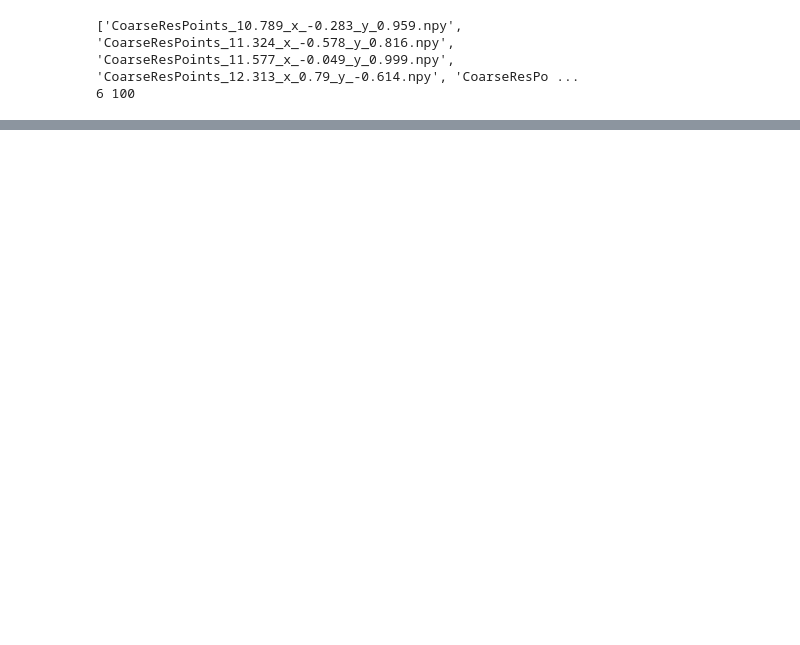
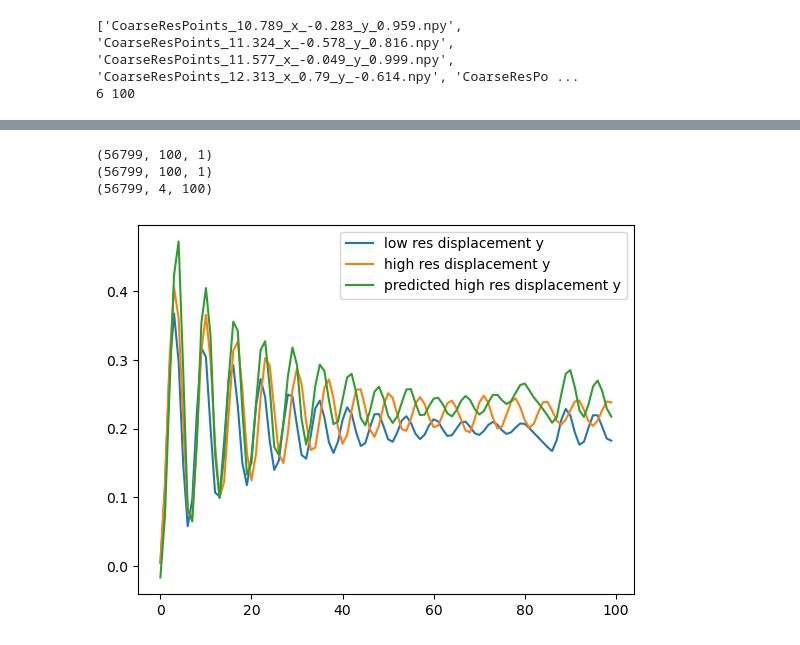
Before and after one commit to itsmebonny/Sofa_Playground, a Jupyter notebook: data_management/GNN_testing.ipynb, the cells around one changed output, grey strips where cells are left out. Drawn from its saved outputs; the diff is of its cells as text; code cells hidden in the pictures; blank space fills up the shorter version.

```diff
--- a/data_management/GNN_testing.ipynb
+++ b/data_management/GNN_testing.ipynb
@@ -203,0 +358,19 @@ torch.Size([675, 3])
+# %%
+model.eval()
+with th.no_grad():
+    predictions = model(dataset.inputs.to(device)).cpu().numpy()
+    print(predictions.shape)
+
+print(predictions.shape)
+print(data.shape)
+plt.figure()
+plt.plot(data[0, 0, :], label="low res displacement y")
+plt.plot(data[0, 1, :], label="high res displacement y")
+plt.plot(data[0, 0, :] + predictions[0, :, 0], label="predicted high res displacement y")
+plt.legend()
+plt.show()
+# %% [output]
+(56799, 100, 1)
+(56799, 100, 1)
+(56799, 4, 100)
+[figure, added]
```
Also changed, not shown: parts of 13 cells of this notebook, 19 other files.
